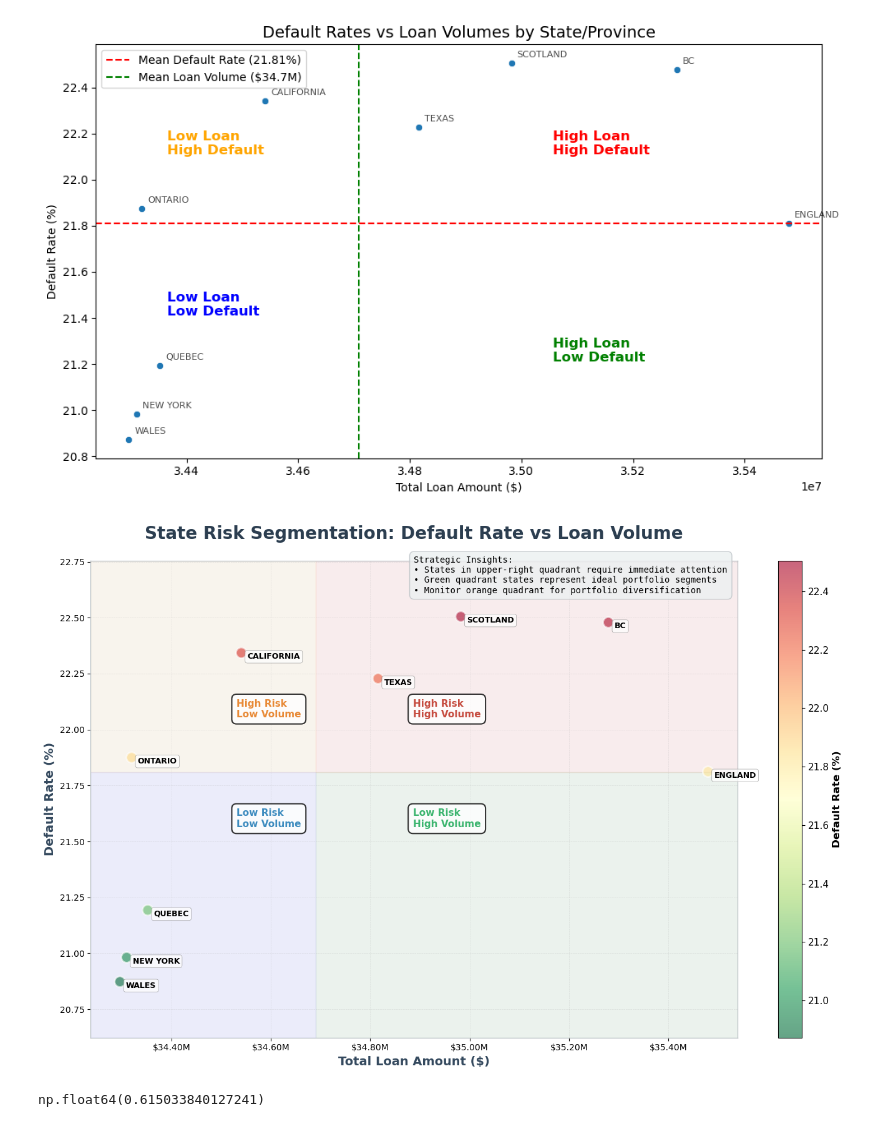
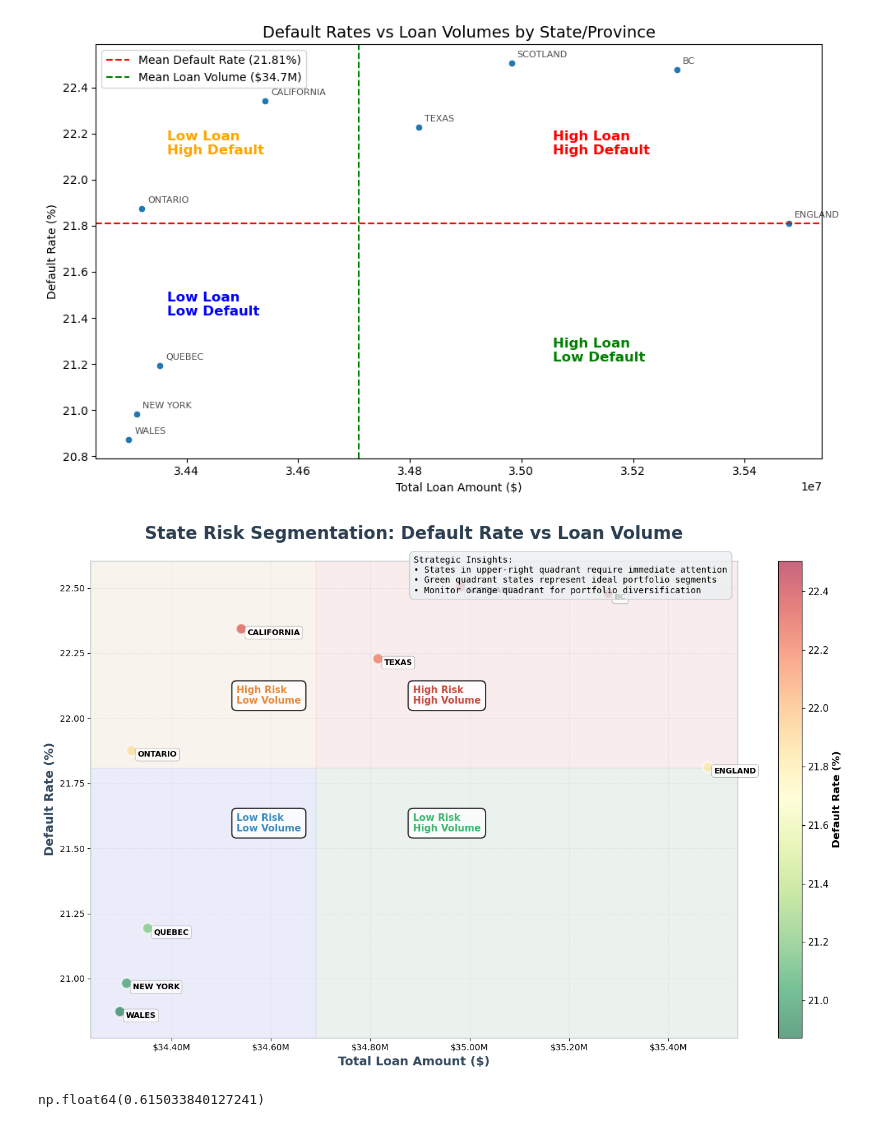
Before and after one commit to aDataMage/Loan_Analysis_sql, a Jupyter notebook: Statistical Tests/Geographic Analysis/default_rates_vs_loan_volumes.ipynb, the cells around one changed output. Cells and saved outputs as stored; diff of their text form; code cells hidden in the pictures.

```diff
--- a/Statistical Tests/Geographic Analysis/default_rates_vs_loan_volumes.ipynb
+++ b/Statistical Tests/Geographic Analysis/default_rates_vs_loan_volumes.ipynb
@@ -112,7 +114,7 @@ ax.set_title('State Risk Segmentation: Default Rate vs Loan Volume',
              fontsize=20, fontweight='bold', pad=25, color='#2c3e50')
 ax.set_xlabel('Total Loan Amount ($)', fontsize=14, fontweight='bold', color='#34495e')
 ax.set_ylabel('Default Rate (%)', fontsize=14, fontweight='bold', color='#34495e')
-ax.set_ylim(df['default_rate'].min() - 0.25, df['default_rate'].max() + 0.25)
+ax.set_ylim(df['default_rate'].min(), df['default_rate'].max() + 0.25)
 
 # Format x-axis to show currency in millions
 ax.xaxis.set_major_formatter(FuncFormatter(lambda x, p: f'${x/1e6:.2f}M'))
@@ -171,34 +173,34 @@ for spine in ax.spines.values():
 textstr = '''Strategic Insights:
 • States in upper-right quadrant require immediate attention
 • Green quadrant states represent ideal portfolio segments
 • Monitor orange quadrant for portfolio diversification'''
 
 props = dict(boxstyle='round,pad=0.5', facecolor='#ecf0f1',
              alpha=0.8, edgecolor='#bdc3c7')
 ax.text(0.5, 1.01, textstr, transform=ax.transAxes, fontsize=10,
         verticalalignment='top', bbox=props, family='monospace')
 
 # Adjust layout
 plt.tight_layout()
 
 # Save high-quality image
 plt.savefig('state_risk_analysis.png', dpi=300, bbox_inches='tight',
             facecolor='white', edgecolor='none')
 
 plt.show()
 
 # # Executive Summary
 # print("\nExecutive Summary:")
 # print(f"Total States Analyzed: {len(df)}")
 # print(f"Mean Default Rate: {mean_default:.1f}%")
 # print(f"Mean Loan Volume: ${mean_loan/1e6:.1f}M")
 # print(f"\nQuadrant Distribution:")
 # print(f"• High Risk/High Volume: {len(df[(df['loan_amount'] > mean_loan) & (df['default_rate'] > mean_default)])} states")
 # print(f"• Low Risk/High Volume: {len(df[(df['loan_amount'] > mean_loan) & (df['default_rate'] <= mean_default)])} states")
 # print(f"• High Risk/Low Volume: {len(df[(df['loan_amount'] <= mean_loan) & (df['default_rate'] > mean_default)])} states")
 # print(f"• Low Risk/Low Volume: {len(df[(df['loan_amount'] <= mean_loan) & (df['default_rate'] <= mean_default)])} states")
 # %% [output]
-[figure, old version]
+[figure, new version]
 # %%
 ## Check correlation
 import numpy as np
```
Also changed, not shown: parts of 1 cell of this notebook, 9 other files.
